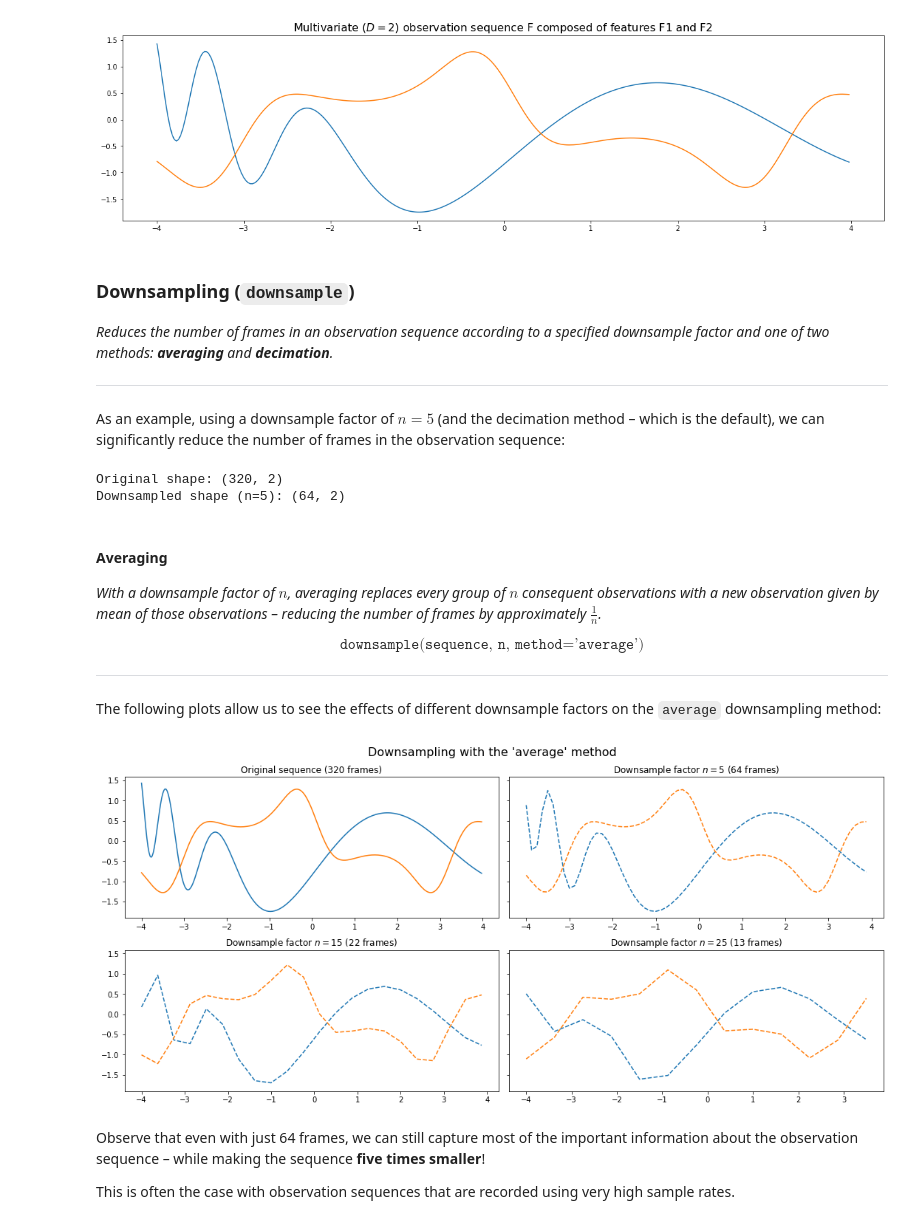
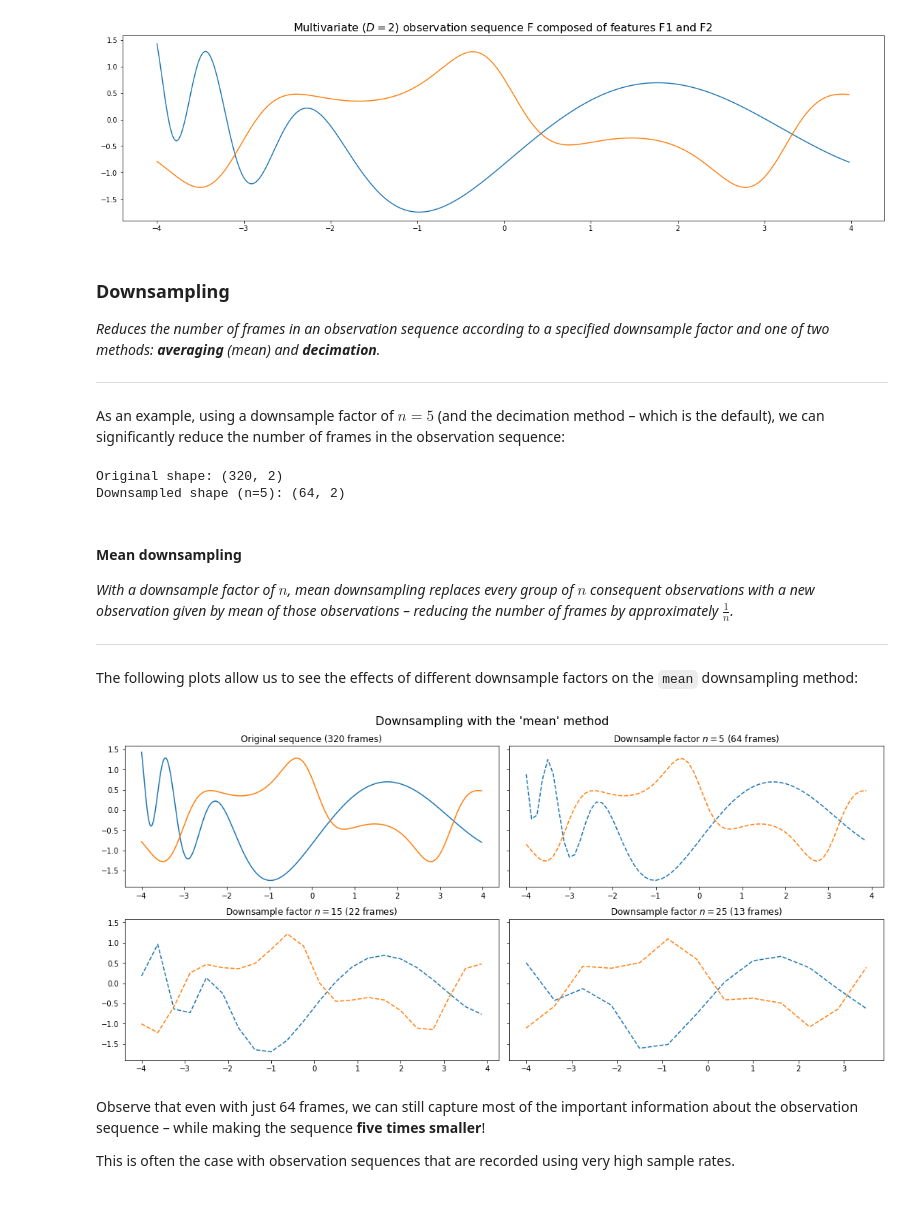
Before and after one commit to eonu/sequentia, a Jupyter notebook: notebooks/2 - Preprocessing (Tutorial).ipynb, the cells around one changed output. Cells and saved outputs as stored; diff of their text form; code cells hidden in the pictures.

```diff
--- a/notebooks/2 - Preprocessing (Tutorial).ipynb
+++ b/notebooks/2 - Preprocessing (Tutorial).ipynb
@@ -38,7 +37,7 @@ xs = np.arange(-4., 4., 0.025)
 f1 = lambda x: (np.sin(x) - np.sin(np.exp(-0.7 * x)))
 f2 = lambda x: (np.exp(np.cos(2*x)) * np.cos(x - 5))
 # Auxilliary function for downsampling the domain (for plotting)
-d = lambda x, n: downsample(x, n=n, method='decimate')
+d = lambda x, n: Downsample(factor=n, method='decimate')(x)
 
 # Compute function values evaluated on the provided domain (xs)
 F1, F2 = f1(xs), f2(xs)
@@ -52,9 +51,9 @@ plt.show()
 # %% [output]
 [figure]
 # %% [markdown]
-### Downsampling (`downsample`)
+### Downsampling
 
-_Reduces the number of frames in an observation sequence according to a specified downsample factor and one of two methods: **averaging** and **decimation**._
+_Reduces the number of frames in an observation sequence according to a specified downsample factor and one of two methods: **averaging** (mean) and **decimation**._
 
 ---
 
@@ -66,39 +65,37 @@ print('Downsampled shape (n=5): {}'.format(downsample(F, n=5).shape))
 Original shape: (320, 2)
 Downsampled shape (n=5): (64, 2)
 # %% [markdown]
-#### Averaging
+#### Mean downsampling
 
-_With a downsample factor of $n$, averaging replaces every group of $n$ consequent observations with a new observation given by mean of those observations – reducing the number of frames by approximately $\frac{1}{n}$._
-
-$$\texttt{downsample(sequence, n, method='average')}$$
+_With a downsample factor of $n$, mean downsampling replaces every group of $n$ consequent observations with a new observation given by mean of those observations – reducing the number of frames by approximately $\frac{1}{n}$._
 
 ---
 
-The following plots allow us to see the effects of different downsample factors on the `average` downsampling method:
+The following plots allow us to see the effects of different downsample factors on the `mean` downsampling method:
 # %%
 fig, axs = plt.subplots(2, 2, figsize=(15, 7), sharey=True)
-fig.suptitle("Downsampling with the 'average' method", fontsize=16)
+fig.suptitle("Downsampling with the 'mean' method", fontsize=16)
 
 axs[0, 0].set_title('Original sequence ({} frames)'.format(len(F)))
 axs[0, 0].plot(xs, F)
 
-down = downsample(F, n=5, method='average')
+down = Downsample(factor=5, method='mean')(F)
 axs[0, 1].set_title('Downsample factor $n=5$ ({} frames)'.format(len(down)))
 axs[0, 1].plot(d(xs, n=5), down, '--')
 
-down = downsample(F, n=15, method='average')
+down = Downsample(factor=15, method='mean')(F)
 axs[1, 0].set_title('Downsample factor $n=15$ ({} frames)'.format(len(down)))
 axs[1, 0].plot(d(xs, n=15), down, '--')
 
-down = downsample(F, n=25, method='average')
+down = Downsample(factor=25, method='mean')(F)
 axs[1, 1].set_title('Downsample factor $n=25$ ({} frames)'.format(len(down)))
 axs[1, 1].plot(d(xs, n=25), down, '--')
 
 plt.tight_layout()
 plt.subplots_adjust(top=0.9)
 plt.show()
 # %% [output]
-[figure, old version]
+[figure, new version]
 # %% [markdown]
 Observe that even with just 64 frames, we can still capture most of the important information about the observation sequence – while making the sequence **five times smaller**!
 
```
Also changed, not shown: parts of 35 cells of this notebook, 25 other files.
